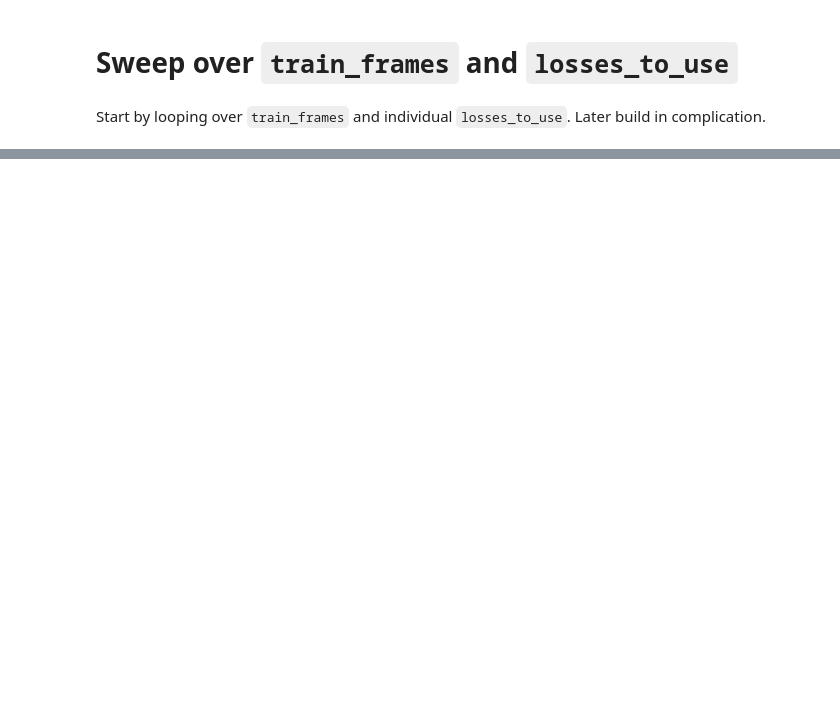
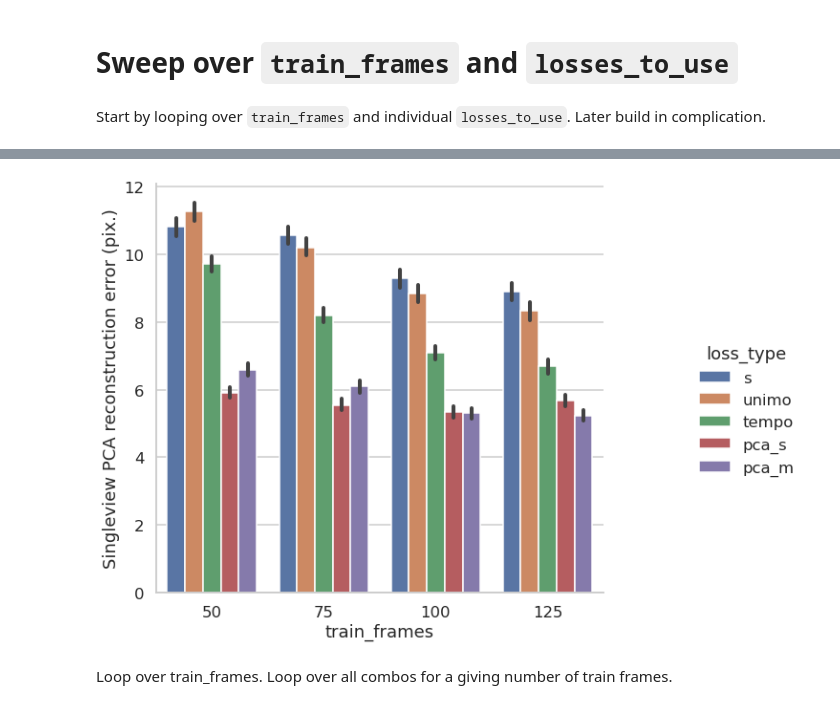
Before and after one commit to paninski-lab/tracking-diagnostics, a Jupyter notebook: notebooks/train-frame-sweeps.ipynb, the cells around one changed output, grey strips where cells are left out. Saved outputs shown, nothing was run; the diff lists cells and outputs as text; code cells hidden in the pictures; blank space fills up the shorter version.

Commit message:
changes to loop over combos -- more inspection is necessary

```diff
--- a/notebooks/train-frame-sweeps.ipynb
+++ b/notebooks/train-frame-sweeps.ipynb
@@ -192,0 +283,11 @@ results_df.head()
+# %%
+df_tmp = pd.melt(
+    results_df,
+    id_vars=['bodypart', 'img_file', 'eval_mode'],
+    value_vars=name_strs_to_plot,
+)
+def add_loss_name_col(row):
+    return '_'.join(row['variable'].split('_')[:-1])
+def add_loss_val_col(row):
+    return row['variable'].split('_')[-1]
+df_tmp['loss'] = df_tmp.apply(add_loss_name_col, axis=1) # TODO: not doing anything but fails otherwise
@@ -192,0 +303,3 @@ results_df.head()
+# %%
+df_tmp["loss_type"] = df_tmp.variable.str.split('*').str[0]
+df_tmp["train_frames"] = df_tmp.variable.str.split('*').str[1]
@@ -192,0 +322,24 @@ results_df.head()
+# %%
+#have multiple columns
+sns.set(context='talk', style='whitegrid', font_scale=1, rc = {'figure.figsize':(20,40)})
+eval_mode = 'test'
+saving_format = 'eps'
+y_label = "Singleview PCA reconstruction error (pix.)"
+hue_order = ['s', 'unimo', 'tempo', 'pca_s', 'pca_m']
+num_losses_to_plot = 20 #len(cols_collected) # can exclude vals here
+# average over keypoints and frames
+df_tmp_ = df_tmp[df_tmp.eval_mode==eval_mode]
+g = sns.catplot(
+    data=df_tmp_, x='train_frames', hue="loss_type", y='value', kind='bar', hue_order=hue_order
+)
+# for ax in g.axes:
+#     plt.setp(ax.get_yticklabels(), visible=True, rotation=None)
+#g.set_xticklabels(rotation=80, ha='center')
+# plt.title("train frames: {}, metric: {}, {} data".format(train_frames, to_compute, eval_mode))
+plt.ylabel("{}".format(y_label))
+plt.gcf().set_size_inches(12, 8)
+plt.savefig('/home/jovyan/figs/{}_{}_{}_losses.{}'.format(to_compute, eval_mode, y_label, saving_format))
+# %% [output]
+[figure, added]
+# %% [markdown]
+Loop over train_frames. Loop over all combos for a giving number of train frames.
```
Also changed, not shown: parts of 16 cells of this notebook.
